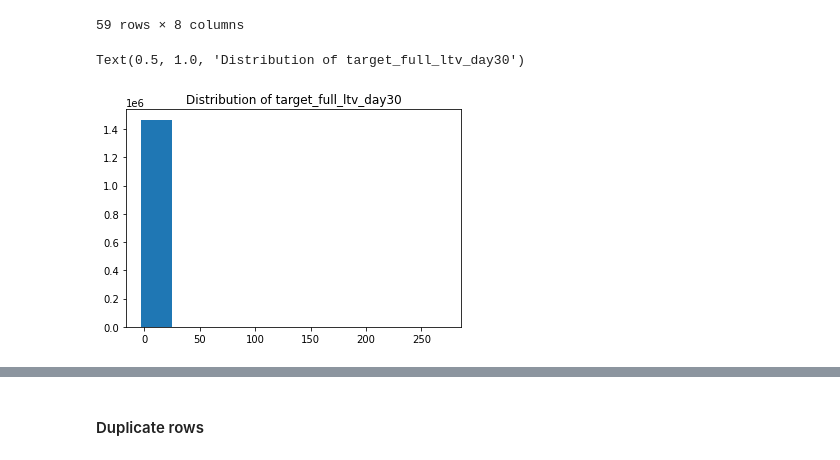
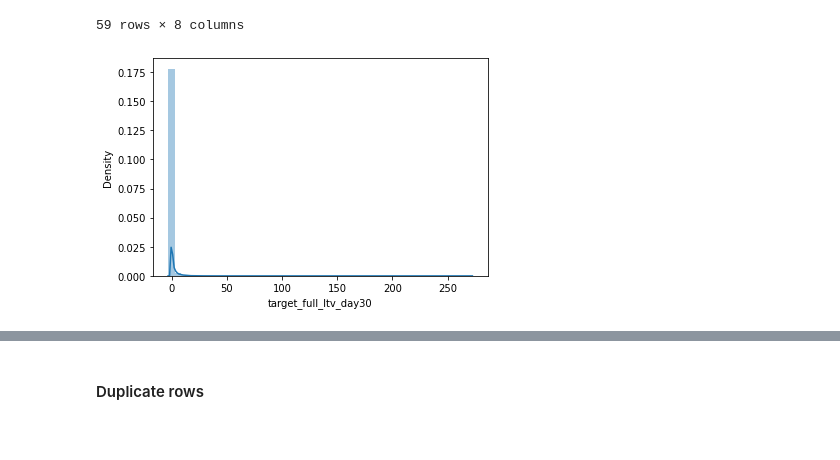
Before and after one commit to vladyslav-honcharuk/IASA_DS_2022_Champ_AIM, a Jupyter notebook: eda-training-model.ipynb, the cells around one changed output, grey strips where cells are left out. Saved outputs shown, nothing was run; the diff lists cells and outputs as text; code cells hidden in the pictures.

```diff
--- a/eda-training-model.ipynb
+++ b/eda-training-model.ipynb
@@ -129,9 +132,7 @@ df.describe().T
 | target_ad_ltv_day30 | 1467832.0 | 0.020916 | 0.160193 | 0.000000 | 0.0 | 0.0 | 0.0 | 33.930838 |
 | target_full_ltv_day30 | 1467832.0 | 0.256873 | 2.274466 | -2.777195 | 0.0 | 0.0 | 0.0 | 272.004212 |
 59 rows × 8 columns
-# %%
-plt.hist(df["target_full_ltv_day30"])
-plt.title("Distribution of target_full_ltv_day30")
-# %% [output]
-Text(0.5, 1.0, 'Distribution of target_full_ltv_day30')
-[figure, removed]
+# %%
+sns_plot = sns.distplot(df[target_variable])
+# %% [output]
+[figure, added]
```
Also changed, not shown: parts of 31 cells of this notebook.
